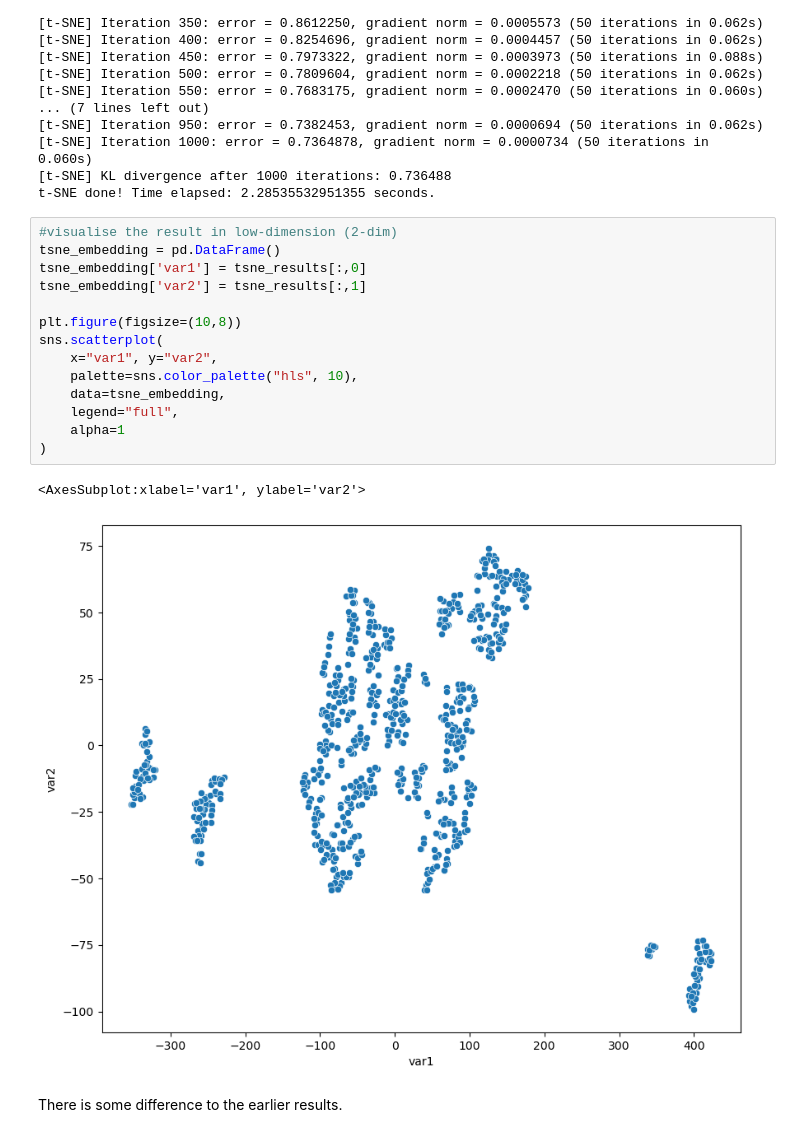
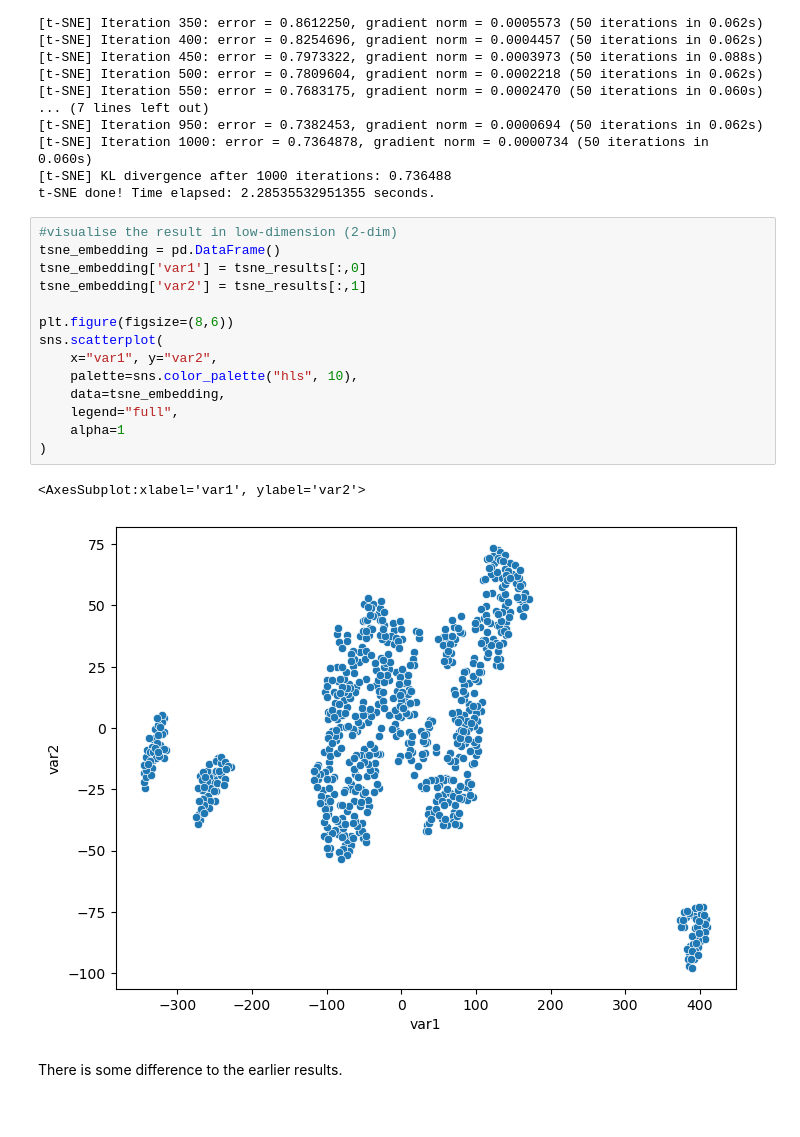
Before and after one commit to tirtharajdash/t-SNE-GenEx-Tutorial, a Jupyter notebook: t-SNE-GenEx.ipynb, the cells around one changed output. Cells and saved outputs as stored; diff of their text form.

```diff
--- a/t-SNE-GenEx.ipynb
+++ b/t-SNE-GenEx.ipynb
@@ -158,20 +158,20 @@ t-SNE done! Time elapsed: 2.28535532951355 seconds.
 # %%
 #visualise the result in low-dimension (2-dim)
 tsne_embedding = pd.DataFrame()
 tsne_embedding['var1'] = tsne_results[:,0]
 tsne_embedding['var2'] = tsne_results[:,1]
 
-plt.figure(figsize=(10,8))
+plt.figure(figsize=(8,6))
 sns.scatterplot(
     x="var1", y="var2",
     palette=sns.color_palette("hls", 10),
     data=tsne_embedding,
     legend="full",
     alpha=1
 )
 # %% [output]
 <AxesSubplot:xlabel='var1', ylabel='var2'>
-[figure, old version]
+[figure, new version]
 # %% [markdown]
 There is some difference to the earlier results.
 # %% [markdown]
```
Also changed, not shown: parts of 3 cells of this notebook.
